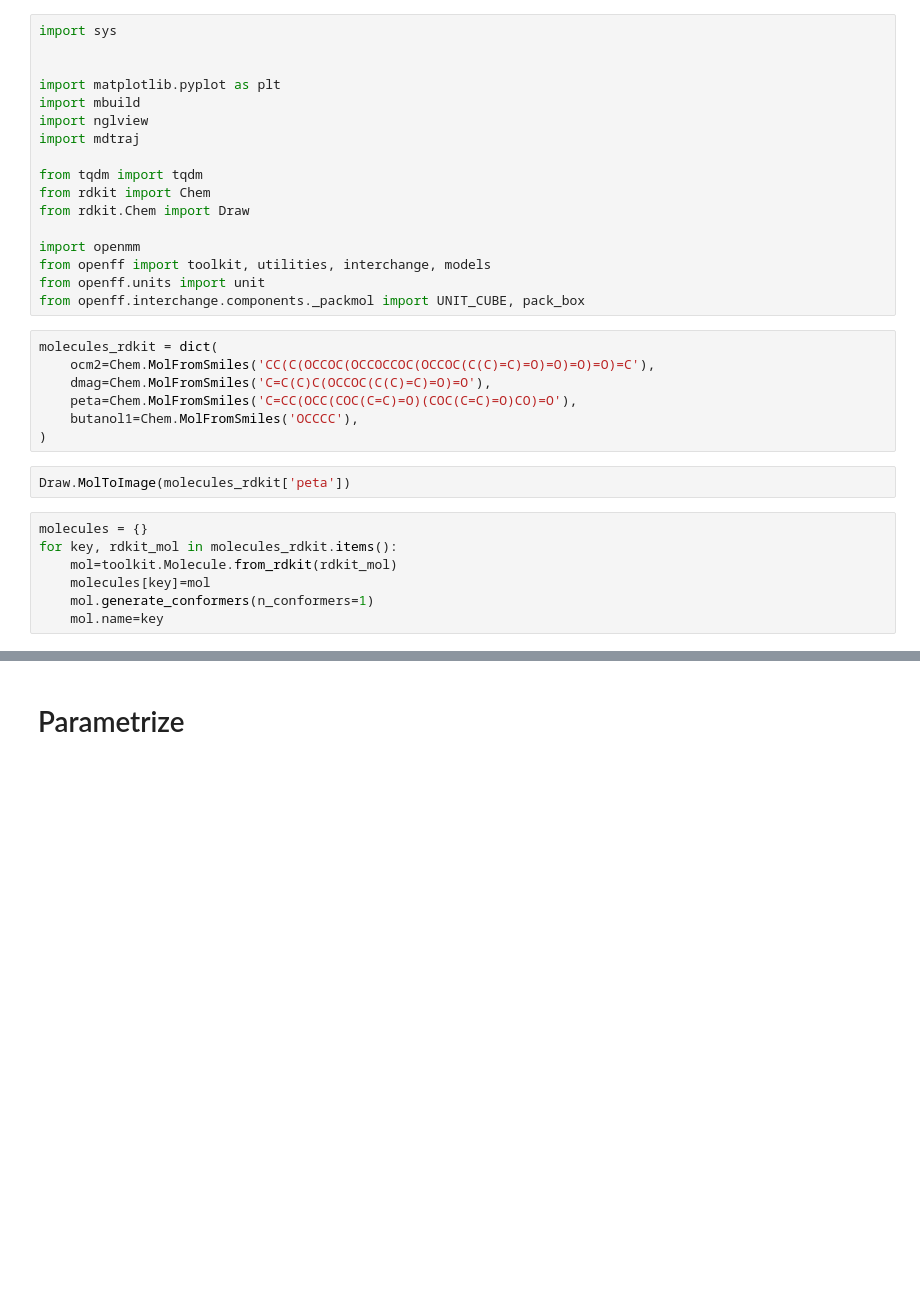
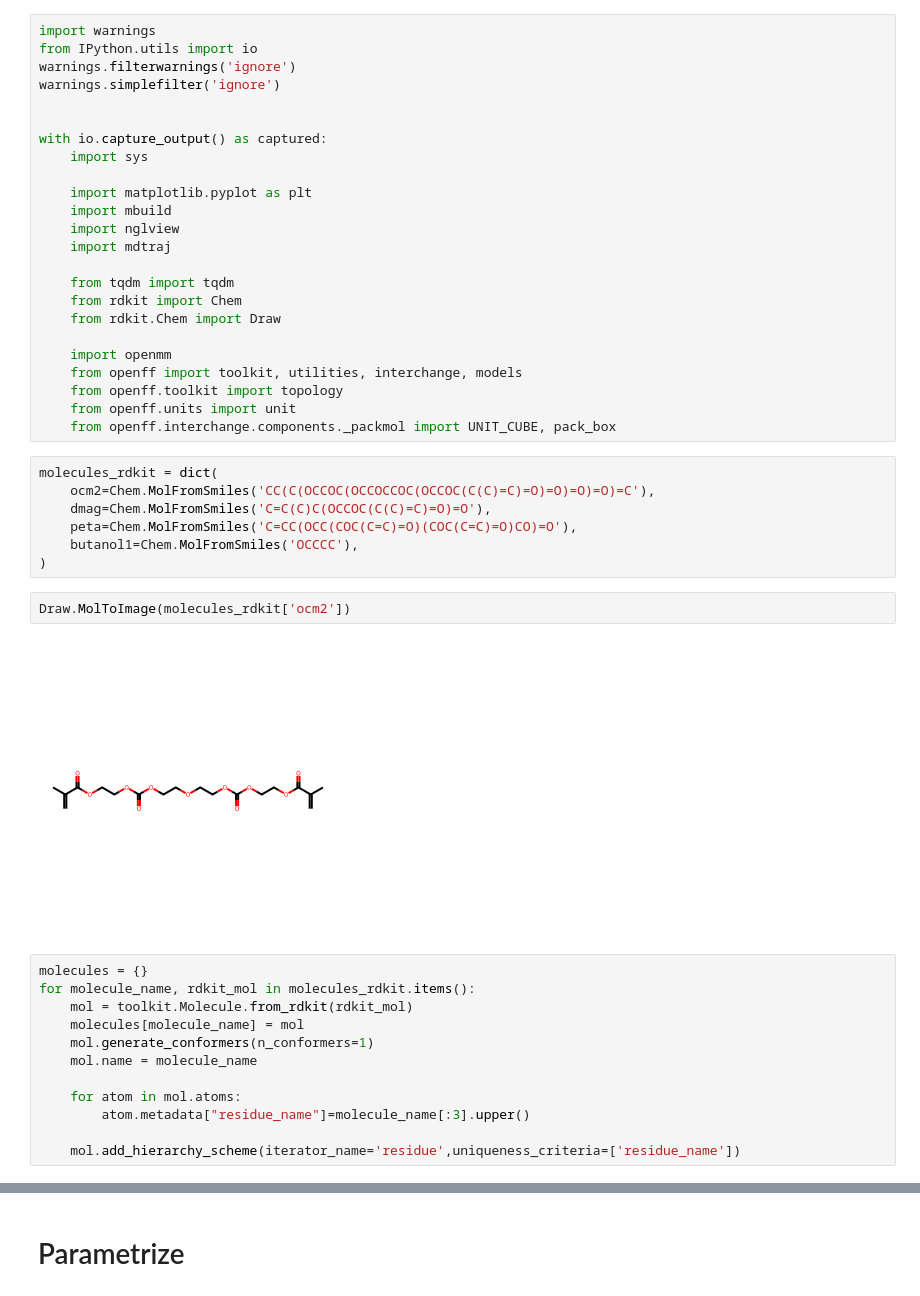
Before and after one commit to EnglishBeach/MolecularModeling, a Jupyter notebook: Find_D/D.ipynb, the cells around one changed output, grey strips where cells are left out. Drawn from its saved outputs; the diff is of its cells as text; blank space fills up the shorter version.

Commit message:
residue added

```diff
--- a/Find_D/D.ipynb
+++ b/Find_D/D.ipynb
@@ -1,20 +1,27 @@
 # %%
-import sys
+import warnings
+from IPython.utils import io
+warnings.filterwarnings('ignore')
+warnings.simplefilter('ignore')
 
 
-import matplotlib.pyplot as plt
-import mbuild
-import nglview
-import mdtraj
+with io.capture_output() as captured:
+    import sys
 
-from tqdm import tqdm
-from rdkit import Chem
-from rdkit.Chem import Draw
+    import matplotlib.pyplot as plt
+    import mbuild
+    import nglview
+    import mdtraj
 
-import openmm
-from openff import toolkit, utilities, interchange, models
-from openff.units import unit
-from openff.interchange.components._packmol import UNIT_CUBE, pack_box
+    from tqdm import tqdm
+    from rdkit import Chem
+    from rdkit.Chem import Draw
+
+    import openmm
+    from openff import toolkit, utilities, interchange, models
+    from openff.toolkit import topology
+    from openff.units import unit
+    from openff.interchange.components._packmol import UNIT_CUBE, pack_box
 # %%
 molecules_rdkit = dict(
     ocm2=Chem.MolFromSmiles('CC(C(OCCOC(OCCOCCOC(OCCOC(C(C)=C)=O)=O)=O)=O)=C'),
@@ -23,11 +30,18 @@ molecules_rdkit = dict(
     butanol1=Chem.MolFromSmiles('OCCCC'),
 )
 # %%
-Draw.MolToImage(molecules_rdkit['peta'])
+Draw.MolToImage(molecules_rdkit['ocm2'])
+# %% [output]
+[figure, added]
 # %%
 molecules = {}
-for key, rdkit_mol in molecules_rdkit.items():
-    mol=toolkit.Molecule.from_rdkit(rdkit_mol)
-    molecules[key]=mol
+for molecule_name, rdkit_mol in molecules_rdkit.items():
+    mol = toolkit.Molecule.from_rdkit(rdkit_mol)
+    molecules[molecule_name] = mol
     mol.generate_conformers(n_conformers=1)
-    mol.name=key
+    mol.name = molecule_name
+
+    for atom in mol.atoms:
+        atom.metadata["residue_name"]=molecule_name[:3].upper()
+
+    mol.add_hierarchy_scheme(iterator_name='residue',uniqueness_criteria=['residue_name'])
```
Also changed, not shown: parts of 8 cells of this notebook, 1 other file.
